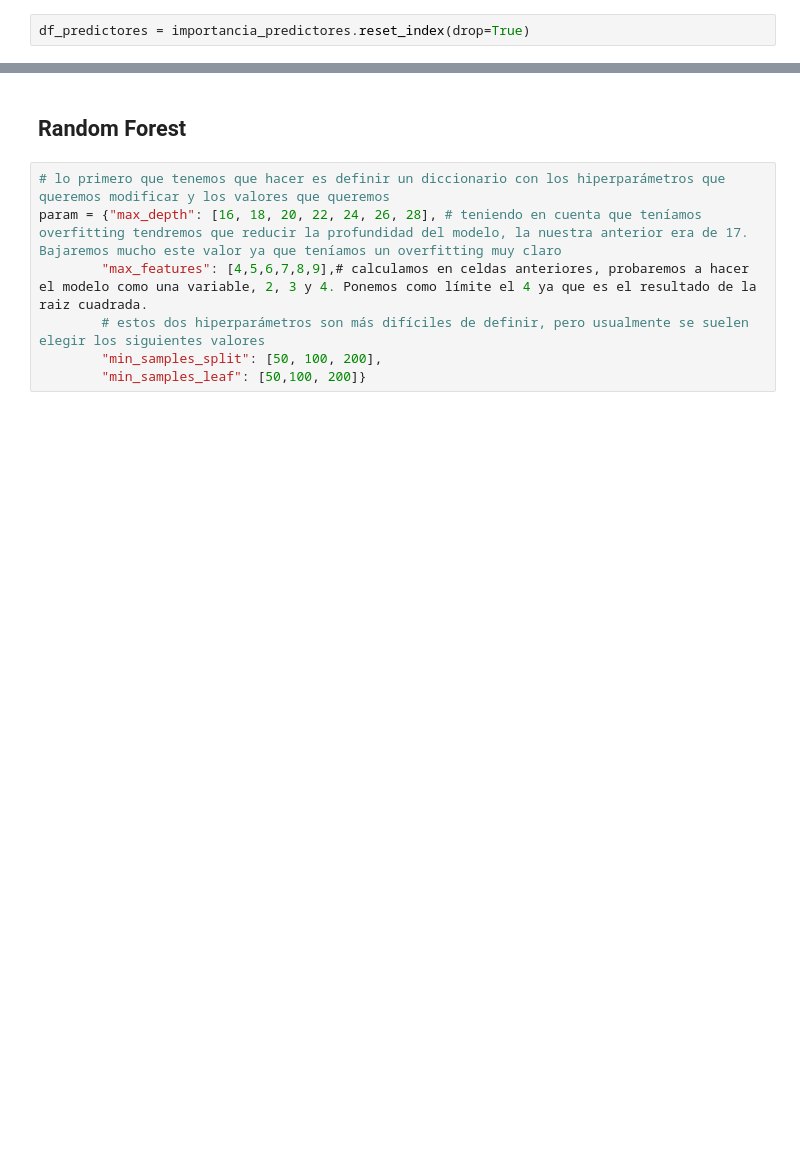
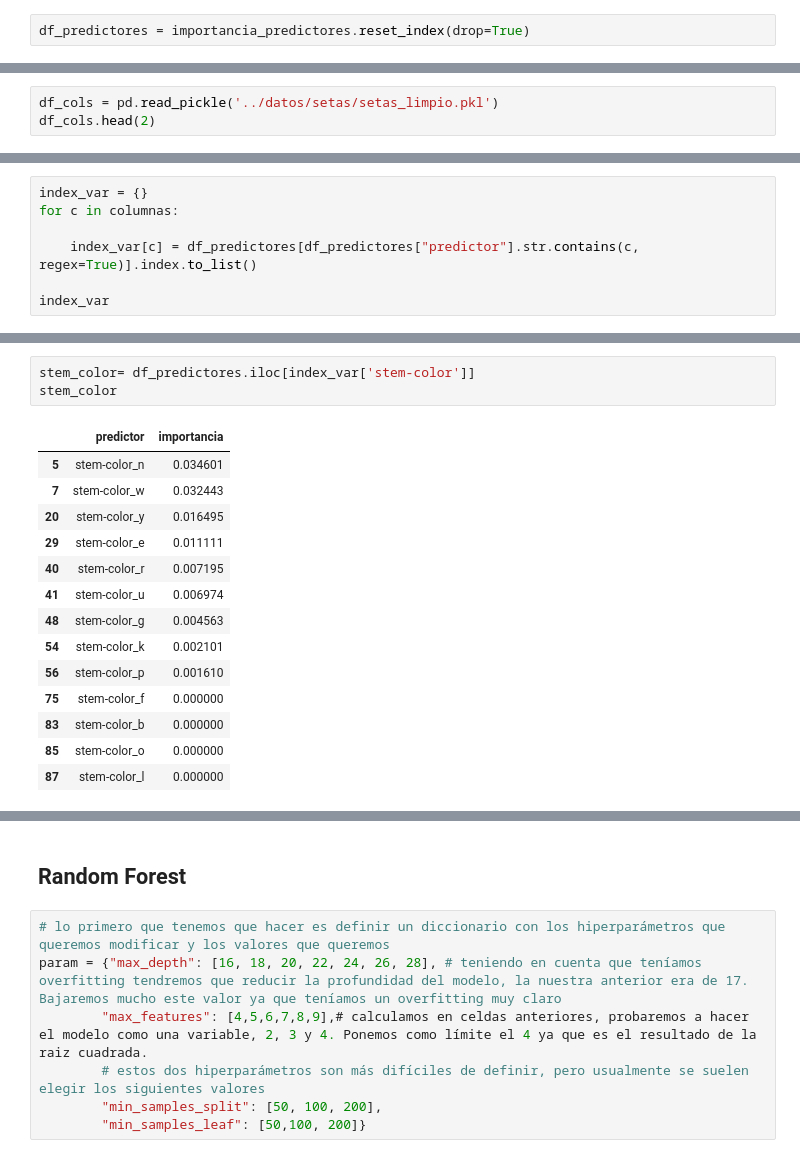
Before and after one commit to Adalab/-DA-promo-b-modulo-3-sprint-1-Maria-Ana, a Jupyter notebook: pair-programming-14-RLogística-DecisionTree/pair-programming-14-RLogísitca-DecisionTree.ipynb, the cells around one changed output, grey strips where cells are left out. Drawn from its saved outputs; the diff is of its cells as text; blank space fills up the shorter version.

```diff
--- a/pair-programming-14-RLogística-DecisionTree/pair-programming-14-RLogísitca-DecisionTree.ipynb
+++ b/pair-programming-14-RLogística-DecisionTree/pair-programming-14-RLogísitca-DecisionTree.ipynb
@@ -230,0 +305,3 @@ season
+# %%
+df_cols = pd.read_pickle('../datos/setas/setas_limpio.pkl')
+df_cols.head(2)
@@ -230,0 +314,7 @@ season
+# %%
+index_var = {}
+for c in columnas:
+
+    index_var[c] = df_predictores[df_predictores["predictor"].str.contains(c, regex=True)].index.to_list()
+
+index_var
@@ -230,0 +336,18 @@ season
+# %%
+stem_color= df_predictores.iloc[index_var['stem-color']]
+stem_color
+# %% [output]
+|  | predictor | importancia |
+| 5 | stem-color_n | 0.034601 |
+| 7 | stem-color_w | 0.032443 |
+| 20 | stem-color_y | 0.016495 |
+| 29 | stem-color_e | 0.011111 |
+| 40 | stem-color_r | 0.007195 |
+| 41 | stem-color_u | 0.006974 |
+| 48 | stem-color_g | 0.004563 |
+| 54 | stem-color_k | 0.002101 |
+| 56 | stem-color_p | 0.001610 |
+| 75 | stem-color_f | 0.000000 |
+| 83 | stem-color_b | 0.000000 |
+| 85 | stem-color_o | 0.000000 |
+| 87 | stem-color_l | 0.000000 |
```
Also changed, not shown: parts of 79 cells of this notebook, 6 other files.
